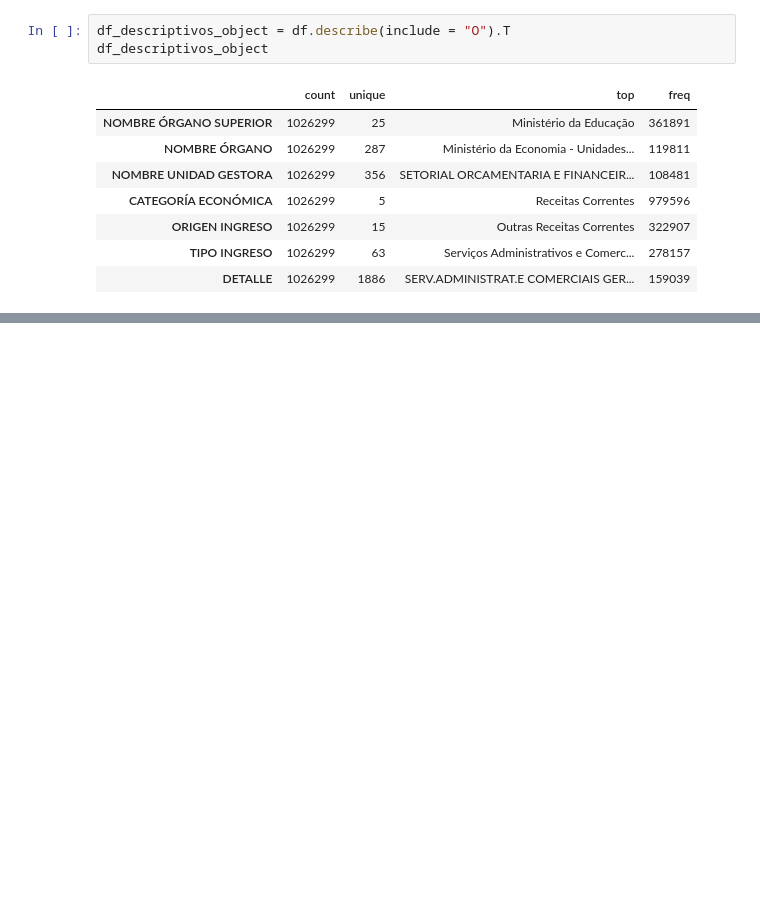
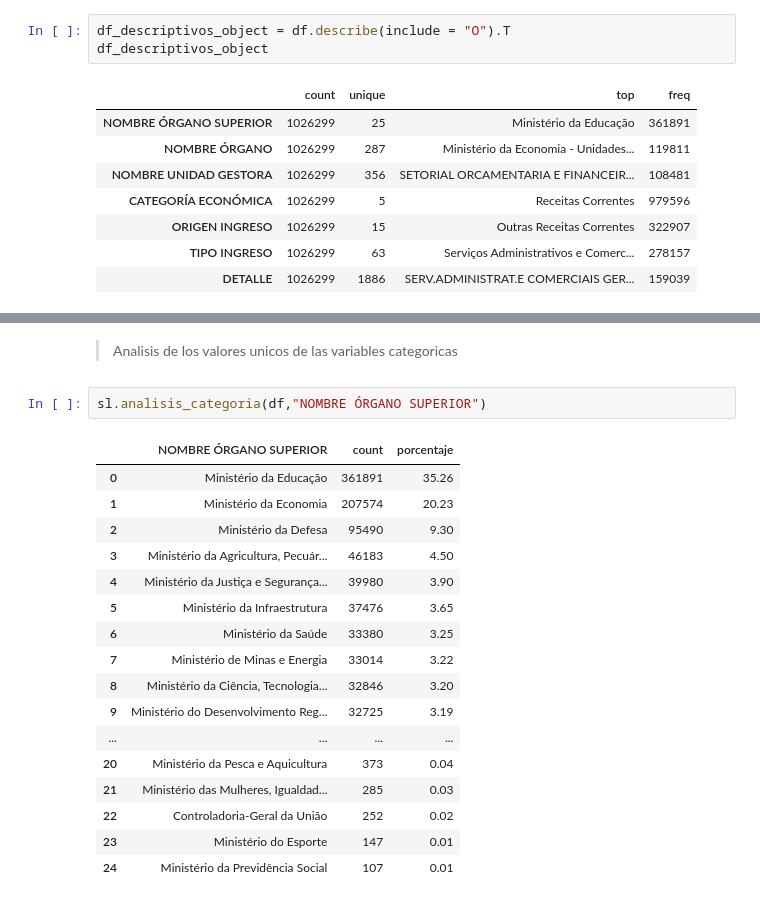
Before and after one commit to Gonzalo8julian/11.Proyecto2_EDA-Ingresos-Publicos-Brasil, a Jupyter notebook: 3.PROYECTO2_EDA.ipynb, the cells around one changed output, grey strips where cells are left out. Cells and saved outputs as stored; diff of their text form; blank space fills up the shorter version.

```diff
--- a/3.PROYECTO2_EDA.ipynb
+++ b/3.PROYECTO2_EDA.ipynb
@@ -172,0 +177,22 @@ La homogeneidad en Over18 sugiere poca utilidad analítica en esa variable, mien
+# %% [markdown]
+> Analisis de los valores unicos de las variables categoricas
+# %%
+sl.analisis_categoria(df,"NOMBRE ÓRGANO SUPERIOR")
+# %% [output]
+|  | NOMBRE ÓRGANO SUPERIOR | count | porcentaje |
+| 0 | Ministério da Educação | 361891 | 35.26 |
+| 1 | Ministério da Economia | 207574 | 20.23 |
+| 2 | Ministério da Defesa | 95490 | 9.30 |
+| 3 | Ministério da Agricultura, Pecuár... | 46183 | 4.50 |
+| 4 | Ministério da Justiça e Segurança... | 39980 | 3.90 |
+| 5 | Ministério da Infraestrutura | 37476 | 3.65 |
+| 6 | Ministério da Saúde | 33380 | 3.25 |
+| 7 | Ministério de Minas e Energia | 33014 | 3.22 |
+| 8 | Ministério da Ciência, Tecnologia... | 32846 | 3.20 |
+| 9 | Ministério do Desenvolvimento Reg... | 32725 | 3.19 |
+| ... | ... | ... | ... |
+| 20 | Ministério da Pesca e Aquicultura | 373 | 0.04 |
+| 21 | Ministério das Mulheres, Igualdad... | 285 | 0.03 |
+| 22 | Controladoria-Geral da União | 252 | 0.02 |
+| 23 | Ministério do Esporte | 147 | 0.01 |
+| 24 | Ministério da Previdência Social | 107 | 0.01 |
```
Also changed, not shown: parts of 24 cells of this notebook, 3 other files.
